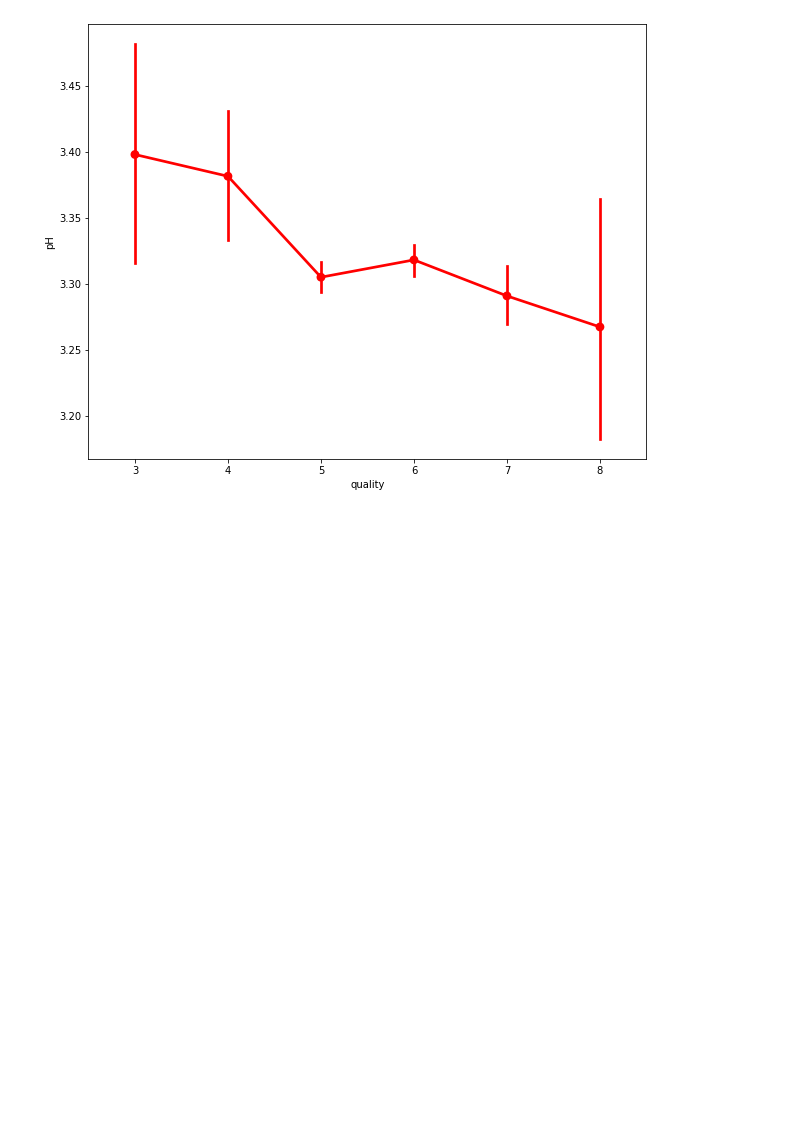
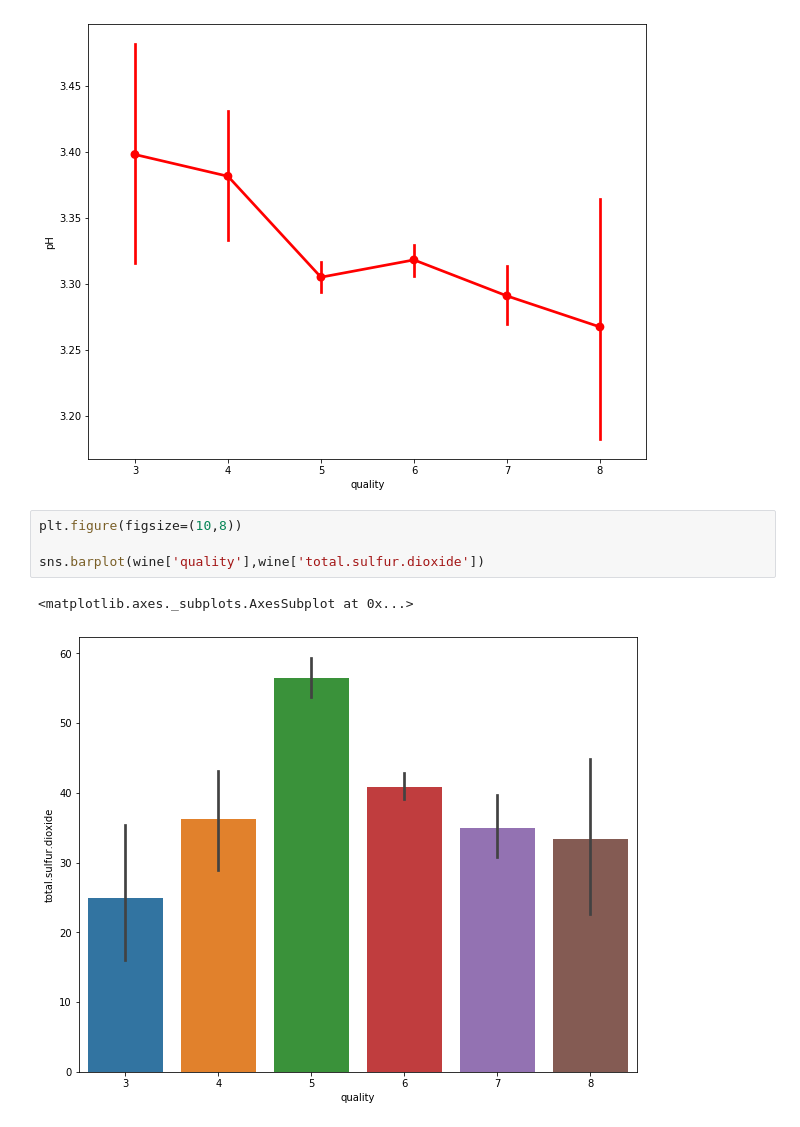
Before and after one commit to prasannasand/Data-Science-Python, a Jupyter notebook: winequality analysis.ipynb, the cells around one changed output. Saved outputs shown, nothing was run; the diff lists cells and outputs as text; blank space fills up the shorter version.

Commit message:
added a barplot

```diff
--- a/winequality analysis.ipynb
+++ b/winequality analysis.ipynb
@@ -158,3 +158,10 @@ sns.pointplot(wine['quality'],wine['pH'],color='red')
 # %% [output]
 <matplotlib.axes._subplots.AxesSubplot at 0x...>
 [figure]
+# %%
+plt.figure(figsize=(10,8))
+
+sns.barplot(wine['quality'],wine['total.sulfur.dioxide'])
+# %% [output]
+<matplotlib.axes._subplots.AxesSubplot at 0x...>
+[figure, added]
```
